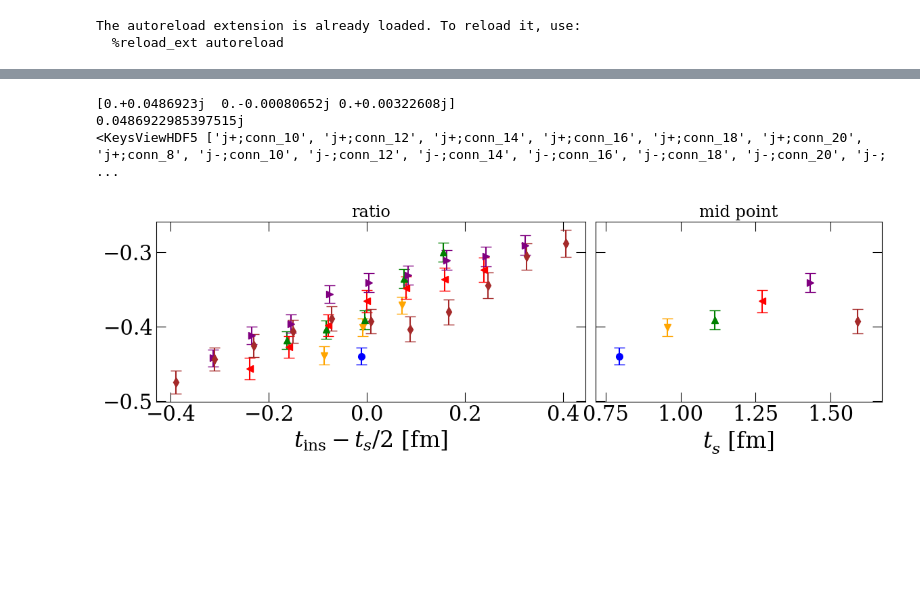
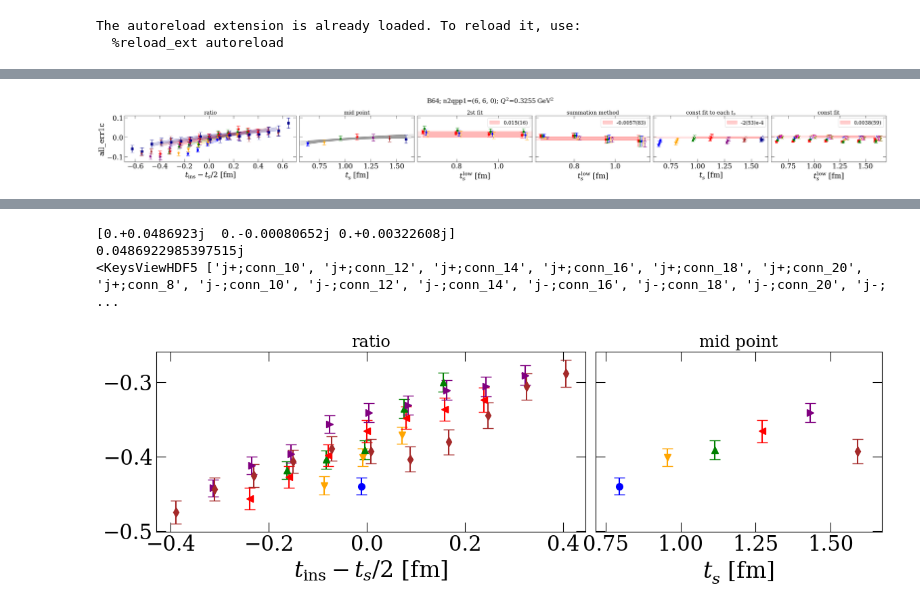
Before and after one commit to lee14916/glwc3, a Jupyter notebook: project2/05_moments/check_SVD.ipynb, the cells around one changed output, grey strips where cells are left out. Saved outputs shown, nothing was run; the diff lists cells and outputs as text; code cells hidden in the pictures; blank space fills up the shorter version.

```diff
--- a/project2/05_moments/check_SVD.ipynb
+++ b/project2/05_moments/check_SVD.ipynb
@@ -6,9 +6,11 @@ import util as yu
 from util import *
 import util_moments as yum
 
-yu.setpath('compareSVD')
+yu.setpath('check_SVD')
 
-enss=['b','c','d']
+enss_all=['b','c','d']
+ens2RCs_me=yu.load_pkl('data_aux/RCs.pkl')
+ens2msq2pars_jk=yu.load_pkl(f'pkl/analysis_c2pt/reg_ignore/ens2msq2pars_jk.pkl')
 # %% [output]
 The autoreload extension is already loaded. To reload it, use:
   %reload_ext autoreload
@@ -14,0 +19,76 @@ The autoreload extension is already loaded. To reload it, use:
+# %%
+def run(n2qpp1,ff,j,ens):
+    n2q,n2p,n2p1=n2qpp1
+    figs=[]
+    for c2 in ['err1c']:
+        case2tf2ratio={}
+        path=f'/p/project1/ngff/li47/code/projectData/05_moments/doSVD/conn_{ens}_{yu.n2qpp12str(n2qpp1)}.h5'
+        with h5py.File(path) as f:
+            for case in f.keys():
+                if case not in case2tf2ratio.keys():
+                    case2tf2ratio[case]={}
+                for key in f[case].keys():
+                    tff,tj,tf=key.split('_'); tf=int(tf)
+                    if (tff,tj) != (ff,j):
+                        continue
+                    case2tf2ratio[case][tf]=f[case][key][:]
+
+        cases_do=['_'.join([c1,c2]) for c1 in ['all'] if len(case2tf2ratio[case])!=0]
+        eqs=[{'all':'=','unequal':'!=','equal':'='}[case.split('_')[0]] for case in cases_do]
+        Z={'j+;conn':'Zqq^s','j-;conn':'Zqq'}[j]
+        yunits=[ens2RCs_me[ens][f'{Z}(mu{eq}nu)'] for eq in eqs]
+
+        def createDic(ind,case):
+            gett=lambda t:round(t/yu.ens2a[ens])
+            def get_tfs(tmin,tmax,dt=1):
+                return range(gett(tmin),gett(tmax),dt)
+
+            tfmins_1st=[8,10,12,14,16,18,20]
+            tcmins_1st=yu.cutExtraDiff2tcmins([0,1,2,3,4,5,6,7],[-3,-2,-1,0,1,2,3],cutBase=2)
+
+            tfmins_2st_sum=[8,10,12,14]
+            tcmins_2st_sum=yu.cutExtraDiff2tcmins([0,1,2,3,4],[-3,-2,-1,0,1,2,3],cutBase=2)
+
+            tfmins_2st=[8,10,12,14]
+            tcmins_2st=yu.cutExtraDiff2tcmins([0,1,2,3],[-2,-1,0,1,2],cutBase=2)
+
+            fittype='2st2step_EFITshare'
+            pars_jk_meff2st=[ens2msq2pars_jk[ens][n2p1],ens2msq2pars_jk[ens][n2p]]
+
+            tf2ratio=case2tf2ratio[case]
+            fits_band=yu.doFits_3pt_band(tf2ratio,tcmins_1st,corrQ=False,unicutQ=2)
+            fit_band_WA=yu.doWA_band(fits_band,tf_min=gett(0.9),tcmin=6,corrQ=False)
+            fits_const=yu.doFits_3pt('1st',tf2ratio,tfmins_1st,tcmins_1st,unicutQ=2)
+            fit_const_MA=yu.doMA_3pt(fits_const,tfmin_min=gett(0.9),tcmin_min=6)
+            fits_sum=yu.doFits_3pt('sum',tf2ratio,tfmins_2st_sum,tcmins_2st_sum,unicutQ=True)
+            fit_sum_MA=yu.doMA_3pt(fits_sum,tcmin_min=7)
+
+            fits_2st=yu.doFits_3pt(fittype,tf2ratio,tfmins_2st,tcmins_2st,pars_jk_meff2st=pars_jk_meff2st,unicutQ=2,label='temp')
+            fit_2st_MA=yu.doMA_3pt(fits_2st,tcmin_min=7)
+
+            dic={
+                'base:[tf2ratio,fits_band,fits_const,fits_sum,fits_2st]':[tf2ratio,fits_band,fits_const,fits_sum,fits_2st],
+                'WAMA:[fit_band_WA,fit_const_MA,fit_sum_MA,fit_2st_MA]':[fit_band_WA,fit_const_MA,fit_sum_MA,fit_2st_MA],
+                'rainbow:[tfmin,tfmax,tcmin,dt]':[None,None,2,None],
+                'fit_2st_rainbow_midpoint:[fittype,pars_jk_meff2st]':[fittype,pars_jk_meff2st],
+                'xyunit':[yu.ens2a[ens],yunits[ind]]
+            }
+            return dic
+        list_dic=[createDic(ind,case) for ind,case in enumerate(cases_do)]
+
+        # fig,axs=yu.makePlot_3pt(list_dic,shows=['rainbow','midpoint','fit_2st','fit_2st_prob','fit_sum','fit_band','fit_const'],sharey=True)
+        fig,axs=yu.makePlot_3pt(list_dic,shows=['rainbow','midpoint','fit_2st','fit_sum','fit_band','fit_const'],sharey=True,indicativeErrorBandQ=True)
+        fig.suptitle(rf'{yu.ens2label[ens]}; n2qpp1={n2qpp1}; $Q^2$={yum.n2qpp12Q2(n2qpp1,ens):.4f} GeV$^2$')
+
+        for i in range(len(axs)):
+            axs[i,0].set_ylabel(cases_do[i])
+        yu.finalizePlot(closeQ=False)
+        figs.append(fig)
+
+    # yu.makePDF(f'{j}_{yu.n2qpp12str(n2qpp1)}_{ff}/case_SVD_munu',figs,mkdirQ=True)
+
+ff='B20'; j='j+;conn'; ens='b'
+n2qpp1=(6,6,0)
+run(n2qpp1,ff,j,ens)
+# %% [output]
+[figure, added]
```
Also changed, not shown: parts of 5 cells of this notebook, 20 other files.
